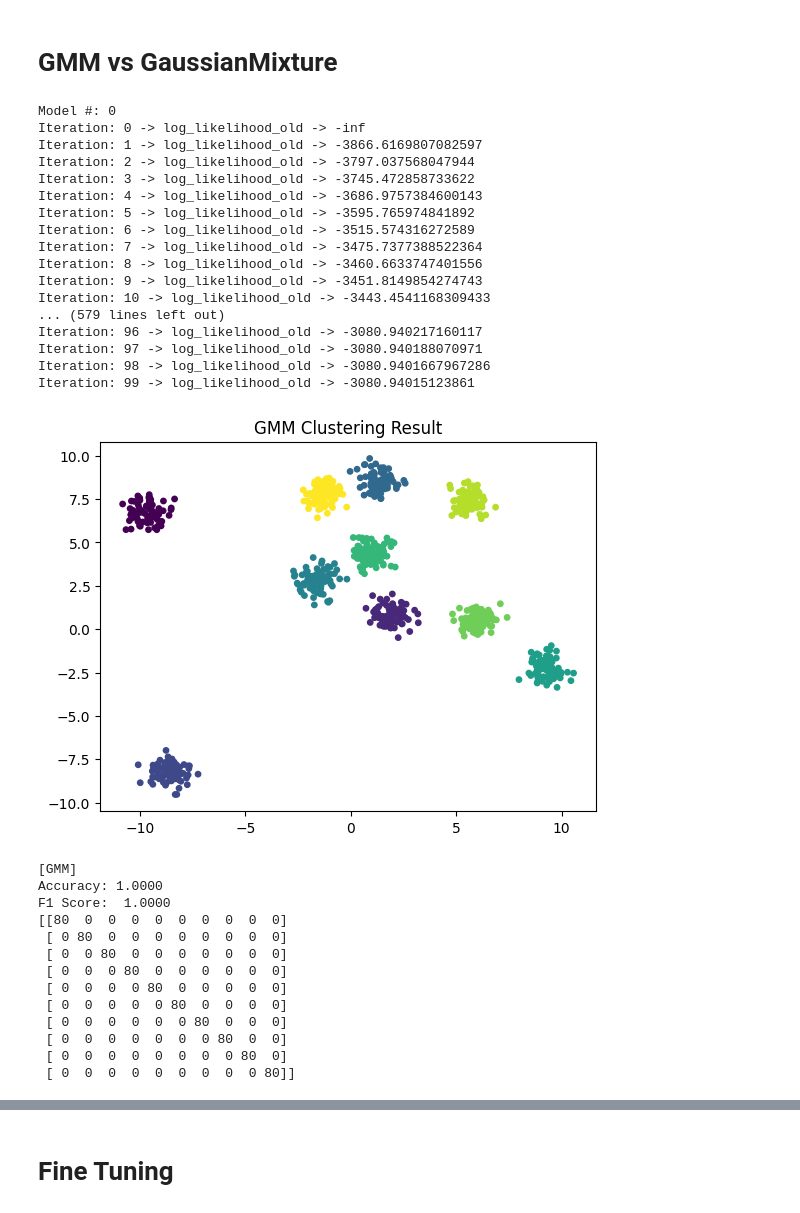
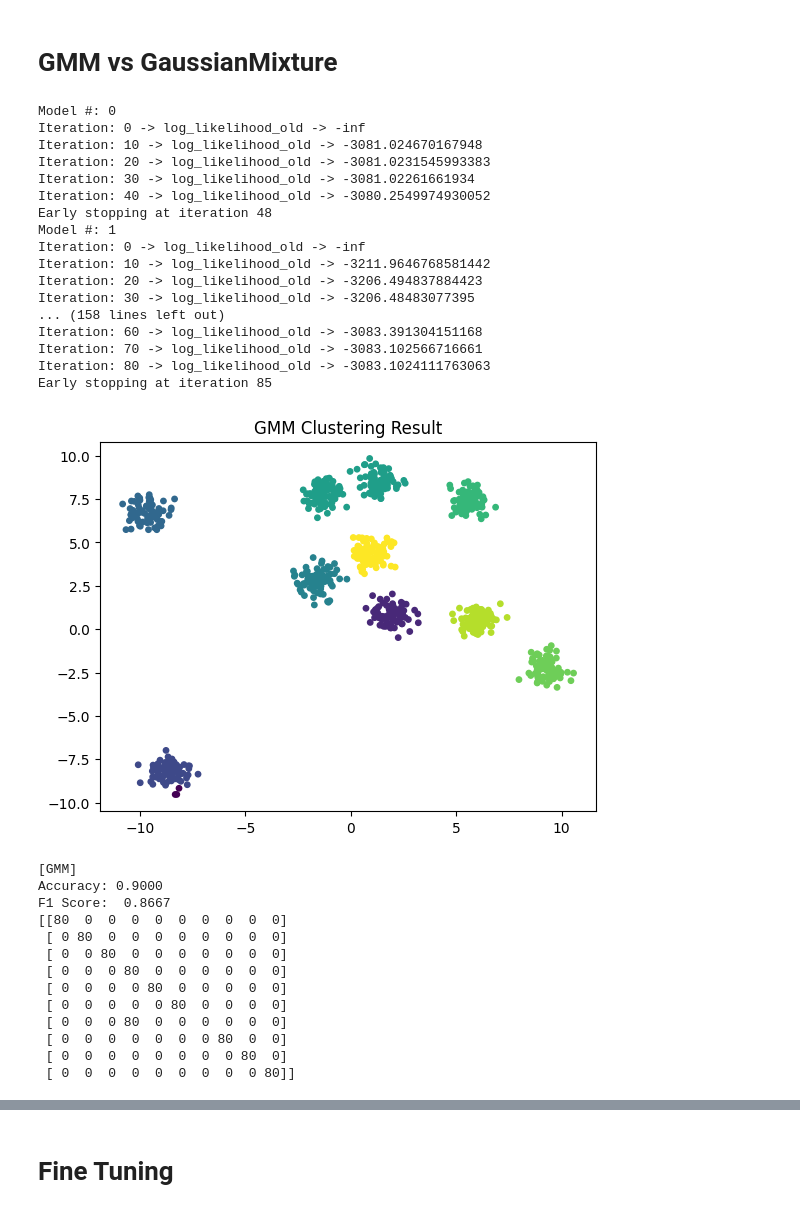
Before and after one commit to Mohamed-Mohamed-Ibrahim/Face-Recognition, a Jupyter notebook: GMM.ipynb, the cells around one changed output, grey strips where cells are left out. Cells and saved outputs as stored; diff of their text form; code cells hidden in the pictures.

Commit message:
Kaggle Notebook | GMM-Pattern-Lab | fast, but not accurate even with n_init=20

```diff
--- a/GMM.ipynb
+++ b/GMM.ipynb
@@ -95,13 +95,14 @@ from scipy.stats import multivariate_normal
 
 
 class GMM(BaseEstimator, RegressorMixin):
-    def __init__(self, n_components=1, tol=0.001, reg_covar=1e-06, max_iter=100, verbose=False, n_init=10):
+    def __init__(self, n_components=1, tol=0.001, reg_covar=1e-06, max_iter=100, verbose=False, n_init=10, early_stop=5):
         self.n_components = n_components
         self.tol = tol
         self.reg_covar = reg_covar
         self.max_iter = max_iter
         self.verbose = verbose
         self.n_init = n_init
+        self.early_stop = early_stop
         self.means_ = None
         self.covariances_ = None
         self.weights_ = None
@@ -140,12 +141,14 @@ class GMM(BaseEstimator, RegressorMixin):
             self.covariances_[i] = np.eye(n_features)
         self.weights_ = (1/self.n_components) + np.zeros(self.n_components)
         log_likelihood_old = -np.inf
+        patience = self.early_stop
+        no_improvement_count = 0
 
         r = np.zeros((self.n_components, n_samples))
 
         for _ in range(self.max_iter):
 
-            if self.verbose and _ % 50 == 0:
+            if self.verbose and _ % 10 == 0:
                 print(f"Iteration: {_} -> log_likelihood_old -> {log_likelihood_old}")
 
             # E-step
@@ -175,10 +178,20 @@ class GMM(BaseEstimator, RegressorMixin):
                 self.covariances_[i].flat[::n_features + 1] += self.reg_covar
 
 
-            log_likelihood_new = self.score(X)
-            if np.abs(log_likelihood_new - log_likelihood_old) < self.tol:
+            current_log_likelihood = self.score(X)
+            if np.abs(current_log_likelihood - log_likelihood_old) < self.tol:
+                no_improvement_count += 1
+            else:
+                no_improvement_count = 0
+
+            if no_improvement_count >= patience:
+                self.converged_ = True
+                if self.verbose:
+                    print(f"Early stopping at iteration {_}")
                 break
-            log_likelihood_old = log_likelihood_new
+
+            log_likelihood_old = current_log_likelihood
+
 
     def predict(self, X):
         n_samples = len(X)
@@ -281,35 +294,35 @@ for n in n_components_list:
 # GMM vs GaussianMixture
 # %%
 from sklearn.mixture import GaussianMixture
-gmm = GMM(n_components=10, tol=1e-6, max_iter=100, n_init=10, verbose=True)
+gmm = GMM(n_components=10, tol=1e-6, max_iter=100, n_init=20, verbose=True)
 # gmm = GaussianMixture(n_components=10, tol=1e-6, max_iter=100, n_init=10, verbose=True)
 gmm.fit(X_train)
 labels = gmm.predict(X_train)
 
 
 
 plt.scatter(X_train[:, 0], X_train[:, 1], c=labels, s=15, cmap='viridis')
 plt.title("GMM Clustering Result")
 plt.show()
 # %% [output]
 Model #: 0
 Iteration: 0 -> log_likelihood_old -> -inf
-Iteration: 1 -> log_likelihood_old -> -3866.6169807082597
-Iteration: 2 -> log_likelihood_old -> -3797.037568047944
-Iteration: 3 -> log_likelihood_old -> -3745.472858733622
-Iteration: 4 -> log_likelihood_old -> -3686.9757384600143
-Iteration: 5 -> log_likelihood_old -> -3595.765974841892
-Iteration: 6 -> log_likelihood_old -> -3515.574316272589
-Iteration: 7 -> log_likelihood_old -> -3475.7377388522364
-Iteration: 8 -> log_likelihood_old -> -3460.6633747401556
-Iteration: 9 -> log_likelihood_old -> -3451.8149854274743
-Iteration: 10 -> log_likelihood_old -> -3443.4541168309433
-... (579 lines left out)
-Iteration: 96 -> log_likelihood_old -> -3080.940217160117
-Iteration: 97 -> log_likelihood_old -> -3080.940188070971
-Iteration: 98 -> log_likelihood_old -> -3080.9401667967286
-Iteration: 99 -> log_likelihood_old -> -3080.94015123861
+Iteration: 10 -> log_likelihood_old -> -3081.024670167948
+Iteration: 20 -> log_likelihood_old -> -3081.0231545993383
+Iteration: 30 -> log_likelihood_old -> -3081.02261661934
+Iteration: 40 -> log_likelihood_old -> -3080.2549974930052
+Early stopping at iteration 48
+Model #: 1
+Iteration: 0 -> log_likelihood_old -> -inf
+Iteration: 10 -> log_likelihood_old -> -3211.9646768581442
+Iteration: 20 -> log_likelihood_old -> -3206.494837884423
+Iteration: 30 -> log_likelihood_old -> -3206.48483077395
+... (158 lines left out)
+Iteration: 60 -> log_likelihood_old -> -3083.391304151168
+Iteration: 70 -> log_likelihood_old -> -3083.102566716661
+Iteration: 80 -> log_likelihood_old -> -3083.1024111763063
+Early stopping at iteration 85
-[figure, old version]
+[figure, new version]
 # %%
 def clusters_meaning(X, y, n_components):
     n_pred_clusters = n_components
@@ -337,15 +350,15 @@ print(f"F1 Score:  {f1_sklearn:.4f}")
 print(confusion_matrix(y_train, y_pred_sklearn_mapped))
 # %% [output]
 [GMM]
-Accuracy: 1.0000
-F1 Score:  1.0000
+Accuracy: 0.9000
+F1 Score:  0.8667
 [[80  0  0  0  0  0  0  0  0  0]
  [ 0 80  0  0  0  0  0  0  0  0]
  [ 0  0 80  0  0  0  0  0  0  0]
  [ 0  0  0 80  0  0  0  0  0  0]
  [ 0  0  0  0 80  0  0  0  0  0]
  [ 0  0  0  0  0 80  0  0  0  0]
- [ 0  0  0  0  0  0 80  0  0  0]
+ [ 0  0  0 80  0  0  0  0  0  0]
  [ 0  0  0  0  0  0  0 80  0  0]
  [ 0  0  0  0  0  0  0  0 80  0]
  [ 0  0  0  0  0  0  0  0  0 80]]
```
Also changed, not shown: parts of 1 cell of this notebook.
